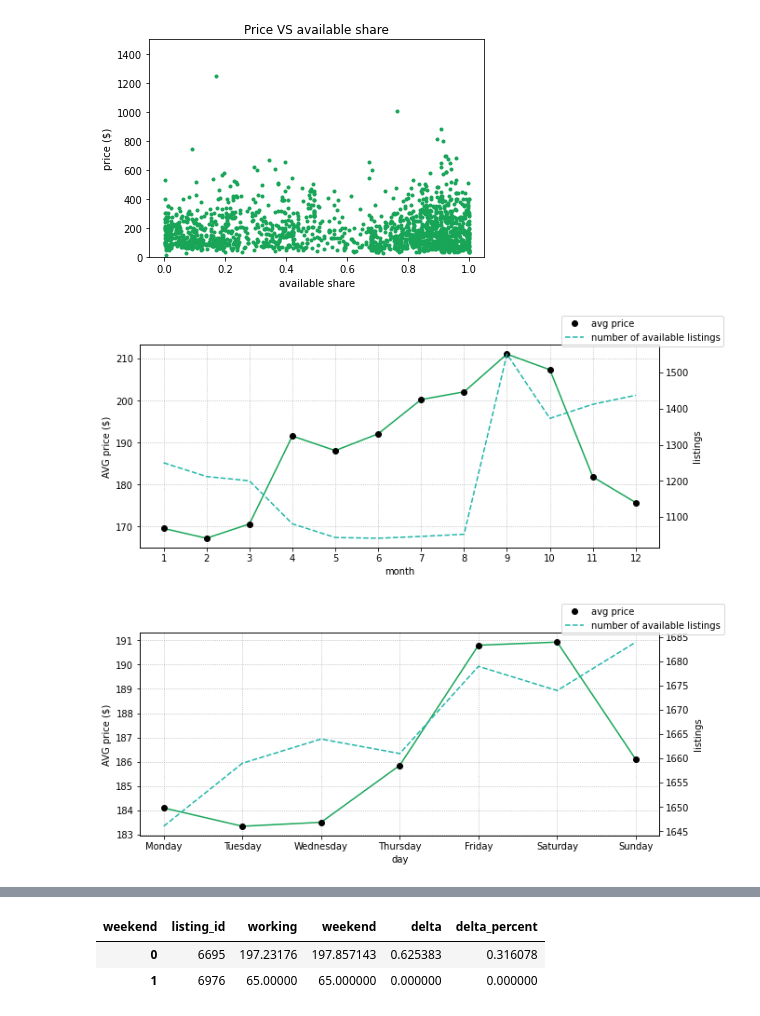
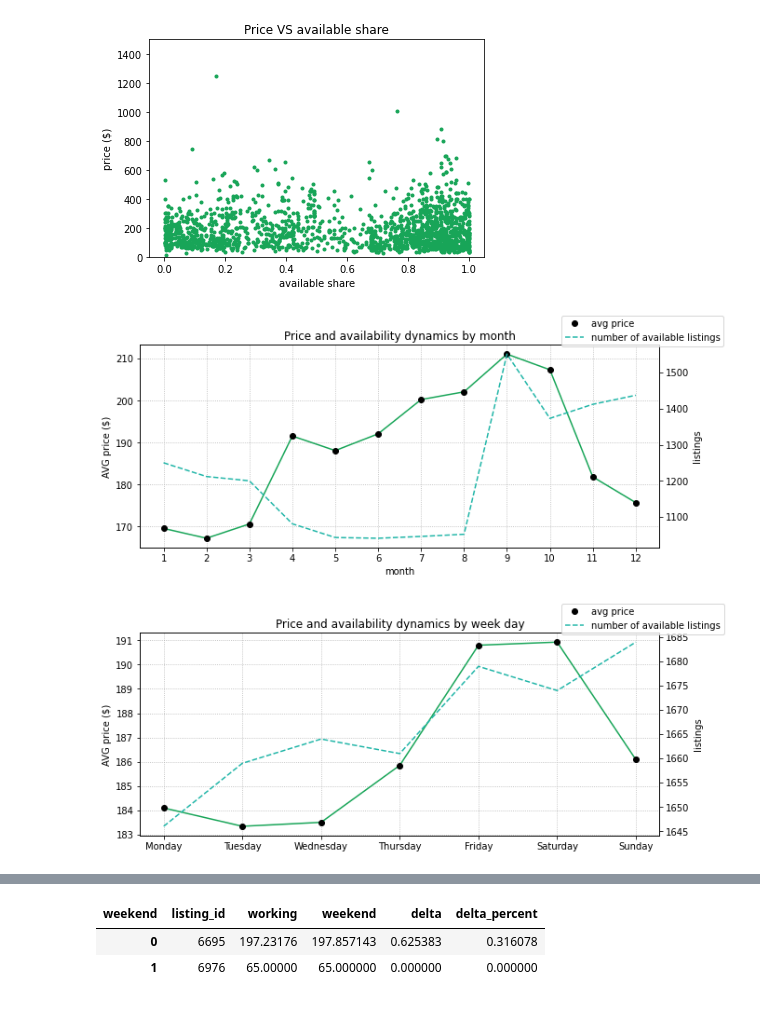
Before and after one commit to DariaSatco/airbnb_boston_analytics, a Jupyter notebook: EDA.ipynb, the cells around one changed output, grey strips where cells are left out. Drawn from its saved outputs; the diff is of its cells as text; code cells hidden in the pictures.

```diff
--- a/EDA.ipynb
+++ b/EDA.ipynb
@@ -35,7 +46,8 @@ print('Dates of the listing data scraping: ', listing['last_scraped'].unique())
 Dates of the listing data scraping:  ['2016-09-07']
 # %%
 # preprocess columns with prices
-price_columns = ['price', 'weekly_price', 'monthly_price', 'cleaning_fee', 'security_deposit']
+price_columns = ['price', 'weekly_price', 'monthly_price',
+                 'cleaning_fee', 'security_deposit', 'extra_people']
 for col in price_columns:
     listing = pf.convert_price_to_num(listing,
                                   price_col_name=col,
@@ -308,39 +331,40 @@ ax2.plot(month_stat['month'],
         label='number of available listings')
 ax2.set_ylabel('listings')
 
+plt.title('Price and availability dynamics by month')
 fig.legend()
 plt.show()
 # %% [output]
-[figure, old version]
+[figure, new version]
 # %%
 week_day_stat = (calendar_sample
                  .groupby(['day_of_week_num', 'day_of_week_name'])
                  .agg({'price': 'mean',
                        'available_lid': pd.Series.nunique})
                  .reset_index())
 
 fig = plt.figure(figsize=(10,4))
 ax1 = fig.add_subplot(111)
 ax1.plot(week_day_stat['day_of_week_name'], week_day_stat['price'],
         color=colors[0])
 ax1.plot(week_day_stat['day_of_week_name'], week_day_stat['price'],
          '.', color='black', markersize=12, label='avg price')
-ax1.set_xlabel('day')
 ax1.set_ylabel('AVG price ($)')
 ax1.grid(linestyle=':')
 
 ax2 = ax1.twinx()
 ax2.plot(week_day_stat['day_of_week_name'],
          week_day_stat['available_lid'],
         linestyle='--',
         color=colors[2],
         label='number of available listings')
 ax2.set_ylabel('listings')
 
+plt.title('Price and availability dynamics by week day')
 fig.legend()
 plt.show()
 # %% [output]
-[figure, old version]
+[figure, new version]
 # %%
 month_district_stat = (calendar_sample
                       .merge(listing[['id', 'district']],
```
Also changed, not shown: parts of 20 cells of this notebook, 4 other files.
